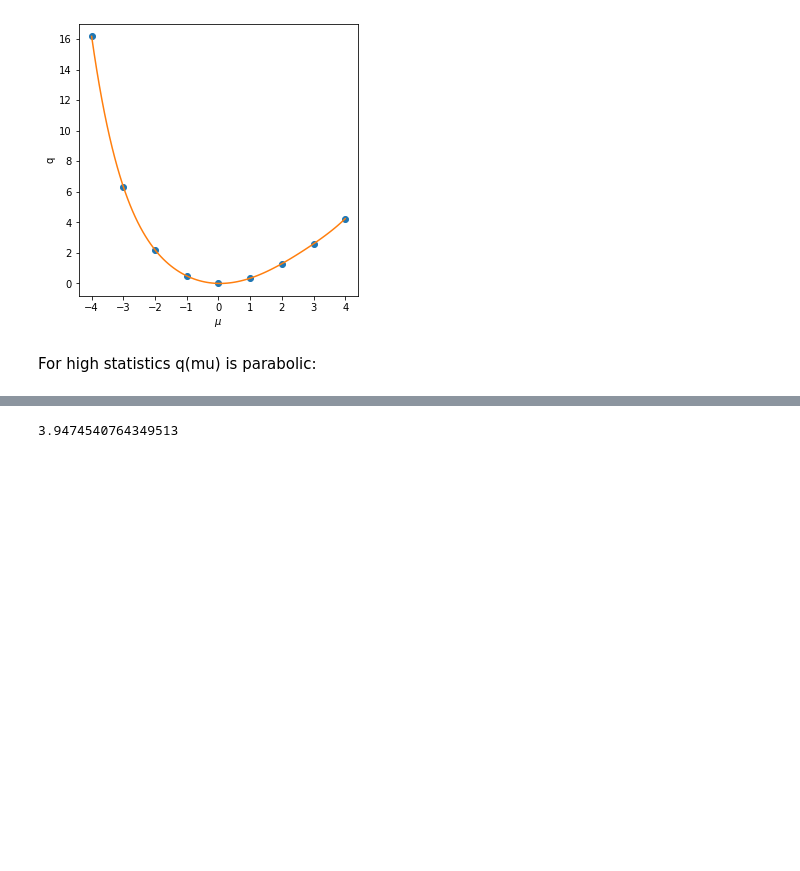
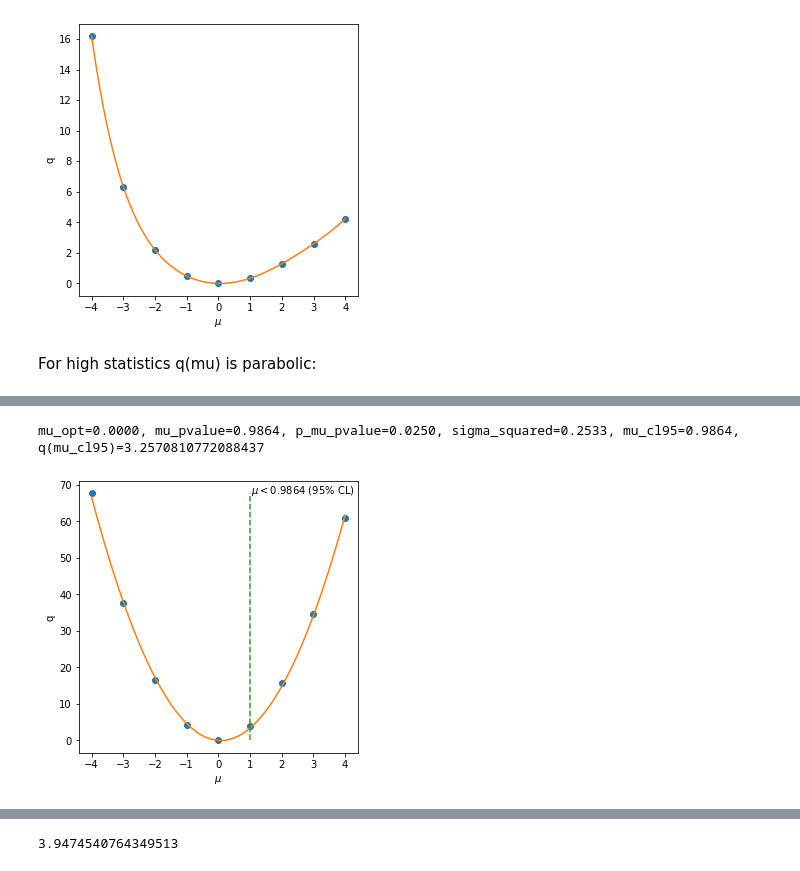
Before and after one commit to tklijnsma/understanding_likelihoods, a Jupyter notebook: understanding_likelihoods.ipynb, the cells around one changed output, grey strips where cells are left out. Cells and saved outputs as stored; diff of their text form; code cells hidden in the pictures; blank space fills up the shorter version.

```diff
--- a/understanding_likelihoods.ipynb
+++ b/understanding_likelihoods.ipynb
@@ -50,6 +51,32 @@ def solve_polynomial(polynomial_fit, y_value):
     the_fit = polynomial_fit.copy()
     the_fit[-1] -= y_value
     return np.roots(the_fit)
+
+def solve_1par(fn, target):
+    def fn_to_minimize(par):
+        return (fn(par) - target)**2
+    result = minimize_scalar(fn_to_minimize)
+    return result.x
+
+def solve_1par_manual(fn, target, init_par=1., gamma=0.05, debug=False):
+    """Simple gradient descent single parameter minimizer"""
+    par = init_par
+
+    def fn_to_minimize(par):
+        return (fn(par) - target)**2
+
+    i = 0
+    while fn_to_minimize(par) > 0.0005:
+        curr_value = fn_to_minimize(par)
+        curr_derivative = (fn_to_minimize(par+0.001) - curr_value)/0.001
+        if debug:
+            print(f'{i=}, {par=}, {curr_value=}, {curr_derivative=}, abs(target-curr_value)={abs(target-curr_value)}')
+        i += 1
+        curr_value = fn_to_minimize(par)
+        curr_derivative = (fn_to_minimize(par+0.001) - curr_value)/0.001
+        par -= gamma * curr_derivative
+        if i == 10000: raise Exception('Too many minimizer calls')
+    return par
 # %% [markdown]
 For low statistics, the chi2 (parabolic) assumption of q doesn't hold:
 # %%
@@ -108,0 +141,5 @@ fig
+# %%
+high_statistics_counting_experiment(n_obs=10000, sig=200, bkg=10000)
+# %% [output]
+mu_opt=0.0000, mu_pvalue=0.9864, p_mu_pvalue=0.0250, sigma_squared=0.2533, mu_cl95=0.9864, q(mu_cl95)=3.2570810772088437
+[figure, added]
```
Also changed, not shown: parts of 9 cells of this notebook.
